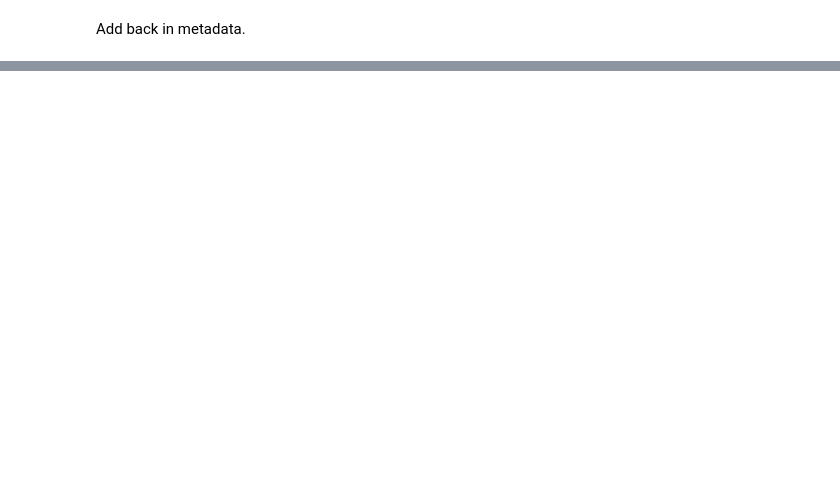
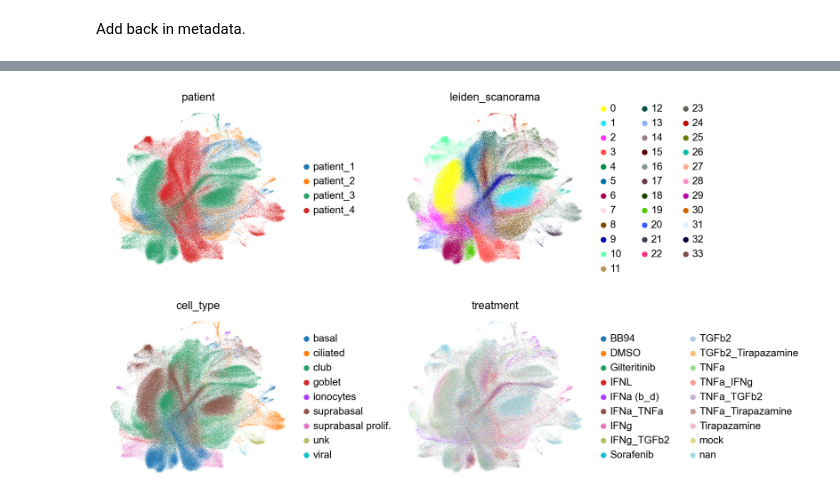
Before and after one commit to theislab/covid-perturbation, a Jupyter notebook: 2022-01-24_integrate_scanorama.ipynb, the cells around one changed output, grey strips where cells are left out. Saved outputs shown, nothing was run; the diff lists cells and outputs as text; code cells hidden in the pictures; blank space fills up the shorter version.

Commit message:
check scanorama

```diff
--- a/2022-01-24_integrate_scanorama.ipynb
+++ b/2022-01-24_integrate_scanorama.ipynb
@@ -61,4 +66,4 @@ AnnData object with n_obs × n_vars = 300353 × 18115
 # %% [markdown]
 Add back in metadata.
 # %%
-adata.X = new_adata[adata.obs.index, :].X
+adata.X = new_adata[adata.obs.index, :].X.copy()
@@ -67,3 +96,7 @@ adata.obsm['X_scanorama'] = new_adata.obsm['X_scanorama']
+# %%
+sc.pl.umap(adata, color=['patient', 'leiden_scanorama', 'cell_type', 'treatment'], wspace=.4, ncols=2)
+# %% [output]
+[figure, added]
 # %%
 %%time
 sc.write('/storage/groups/ml01/workspace/yuge.ji/covid-perturbation/data/220128_annot_patient_integrated_scanorama.h5ad', adata, compression='gzip')
```
Also changed, not shown: parts of 8 cells of this notebook.
